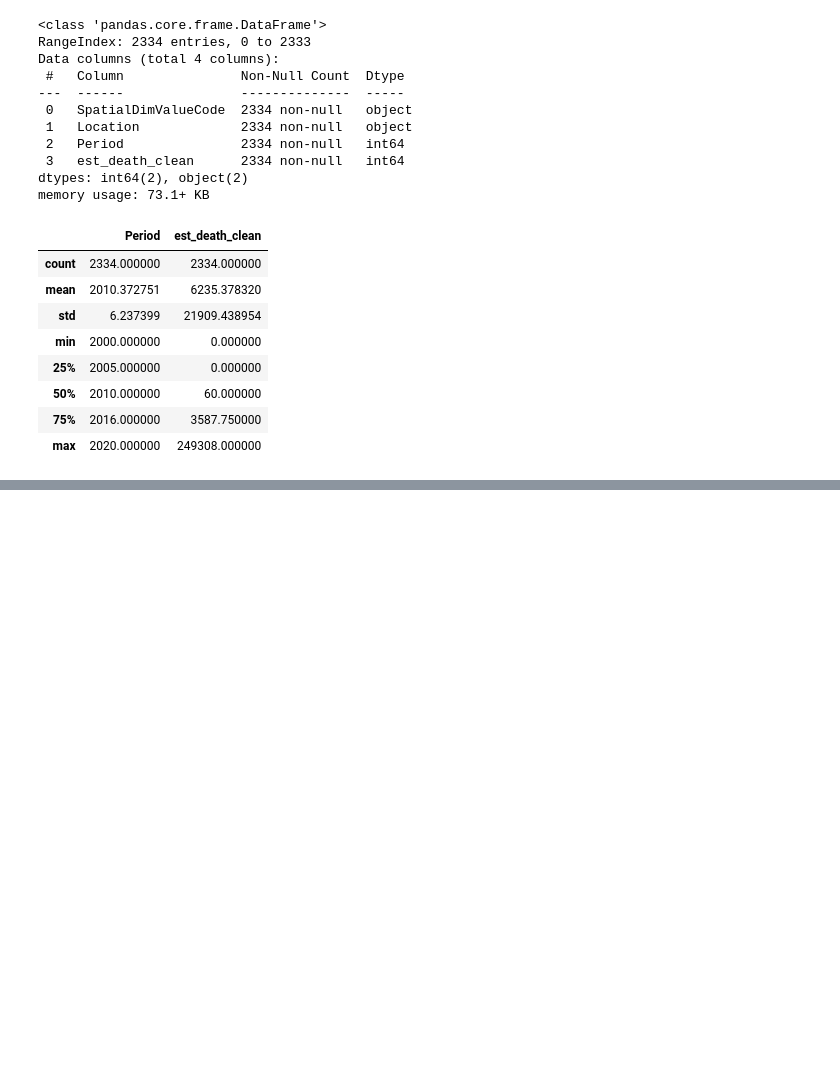
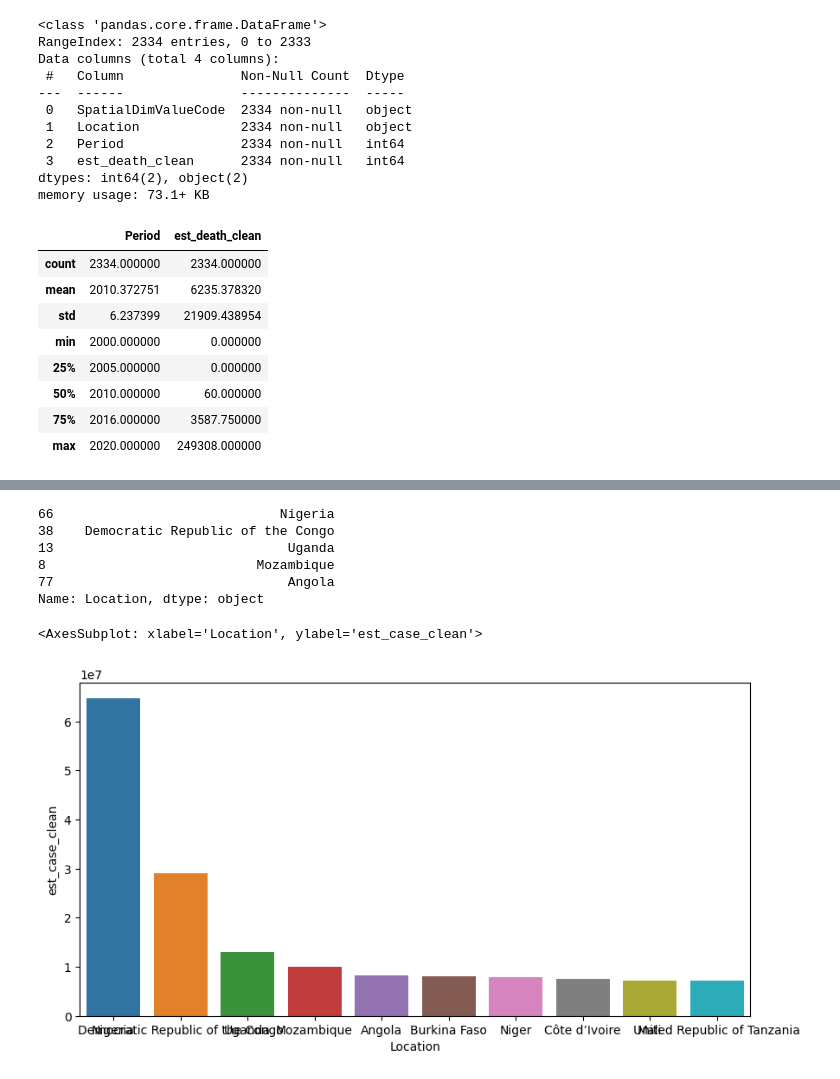
Before and after one commit to fetterollie/Malaria-Data-Exploration, a Jupyter notebook: index.ipynb, the cells around one changed output, grey strips where cells are left out. Saved outputs shown, nothing was run; the diff lists cells and outputs as text; code cells hidden in the pictures; blank space fills up the shorter version.

Commit message:
merge df & some dataviz

```diff
--- a/index.ipynb
+++ b/index.ipynb
@@ -482,0 +499,3 @@ est_death_clean_df.describe()
+# %%
+est_df = est_case_clean_df.merge(est_death_clean_df)
+est_df.head()
@@ -482,0 +548,4 @@ est_death_clean_df.describe()
+# %%
+# sorting by estimated cases
+sorted_est_case_df = est_df.sort_values(by='est_case_clean', ascending=False)
+sorted_est_case_df.head()
@@ -482,0 +559,9 @@ est_death_clean_df.describe()
+# %%
+sorted_est_case_df.loc[sorted_est_case_df['Period'] == 2020].Location.head()
+# %% [output]
+66                             Nigeria
+38    Democratic Republic of the Congo
+13                              Uganda
+8                           Mozambique
+77                              Angola
+Name: Location, dtype: object
@@ -482,0 +572,6 @@ est_death_clean_df.describe()
+# %%
+fig, ax = plt.subplots(figsize=(10,5))
+sns.barplot(x=sorted_est_case_df.loc[sorted_est_case_df['Period'] == 2020].Location.head(10), y=sorted_est_case_df.loc[sorted_est_case_df['Period'] == 2020].est_case_clean.head(10))
+# %% [output]
+<AxesSubplot: xlabel='Location', ylabel='est_case_clean'>
+[figure, added]
```
Also changed, not shown: parts of 15 cells of this notebook.
